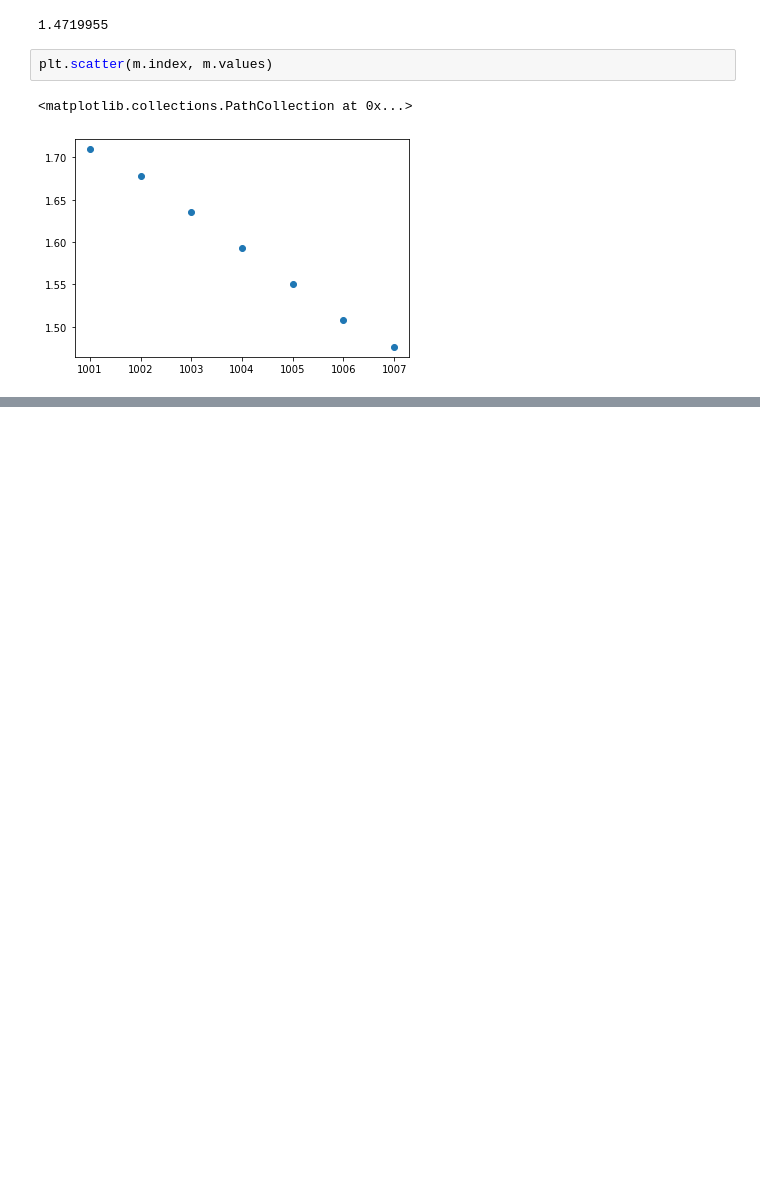
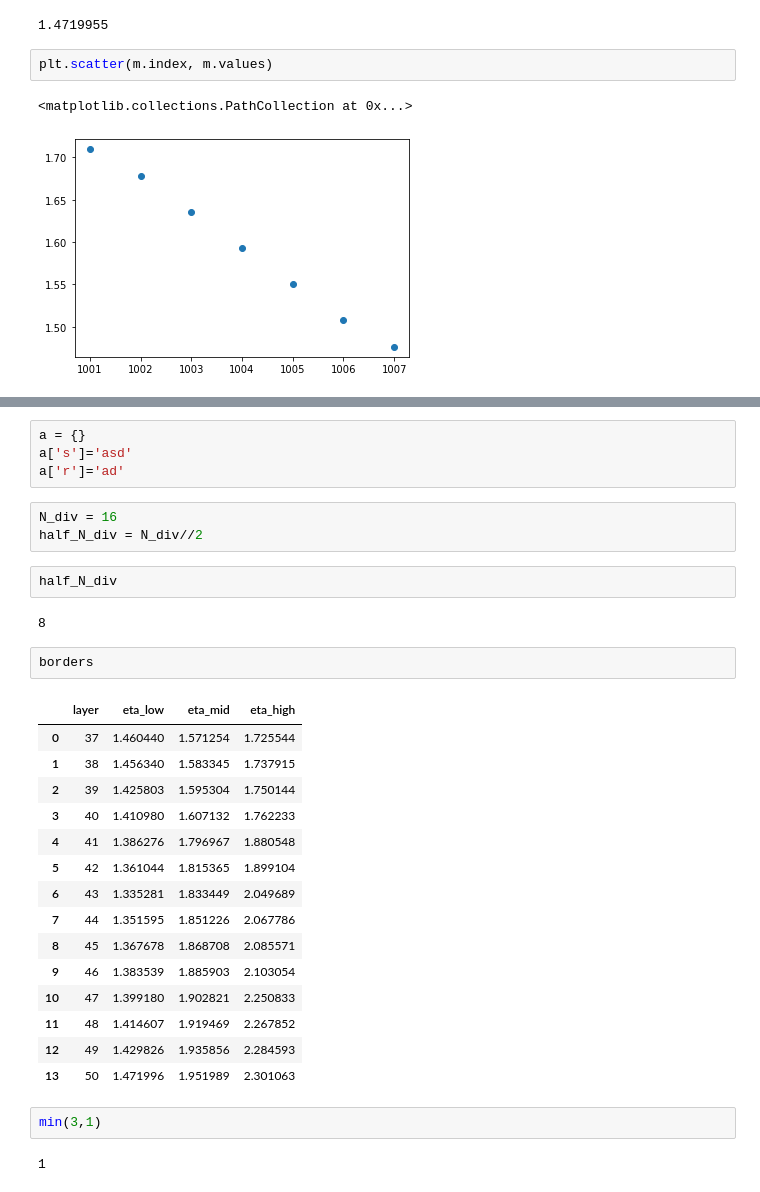
Before and after one commit to mhassans/tower-energy, a Jupyter notebook: jupyter/scint.ipynb, the cells around one changed output, grey strips where cells are left out. Saved outputs shown, nothing was run; the diff lists cells and outputs as text; blank space fills up the shorter version.

```diff
--- a/jupyter/scint.ipynb
+++ b/jupyter/scint.ipynb
@@ -155,0 +144,33 @@ array([1, 2, 3, 4])
+# %%
+a = {}
+a['s']='asd'
+a['r']='ad'
+# %%
+N_div = 16
+half_N_div = N_div//2
+# %%
+half_N_div
+# %% [output]
+8
+# %%
+borders
+# %% [output]
+|  | layer | eta_low | eta_mid | eta_high |
+| 0 | 37 | 1.460440 | 1.571254 | 1.725544 |
+| 1 | 38 | 1.456340 | 1.583345 | 1.737915 |
+| 2 | 39 | 1.425803 | 1.595304 | 1.750144 |
+| 3 | 40 | 1.410980 | 1.607132 | 1.762233 |
+| 4 | 41 | 1.386276 | 1.796967 | 1.880548 |
+| 5 | 42 | 1.361044 | 1.815365 | 1.899104 |
+| 6 | 43 | 1.335281 | 1.833449 | 2.049689 |
+| 7 | 44 | 1.351595 | 1.851226 | 2.067786 |
+| 8 | 45 | 1.367678 | 1.868708 | 2.085571 |
+| 9 | 46 | 1.383539 | 1.885903 | 2.103054 |
+| 10 | 47 | 1.399180 | 1.902821 | 2.250833 |
+| 11 | 48 | 1.414607 | 1.919469 | 2.267852 |
+| 12 | 49 | 1.429826 | 1.935856 | 2.284593 |
+| 13 | 50 | 1.471996 | 1.951989 | 2.301063 |
+# %%
+min(3,1)
+# %% [output]
+1
```
Also changed, not shown: parts of 10 cells of this notebook, 1 other file.
